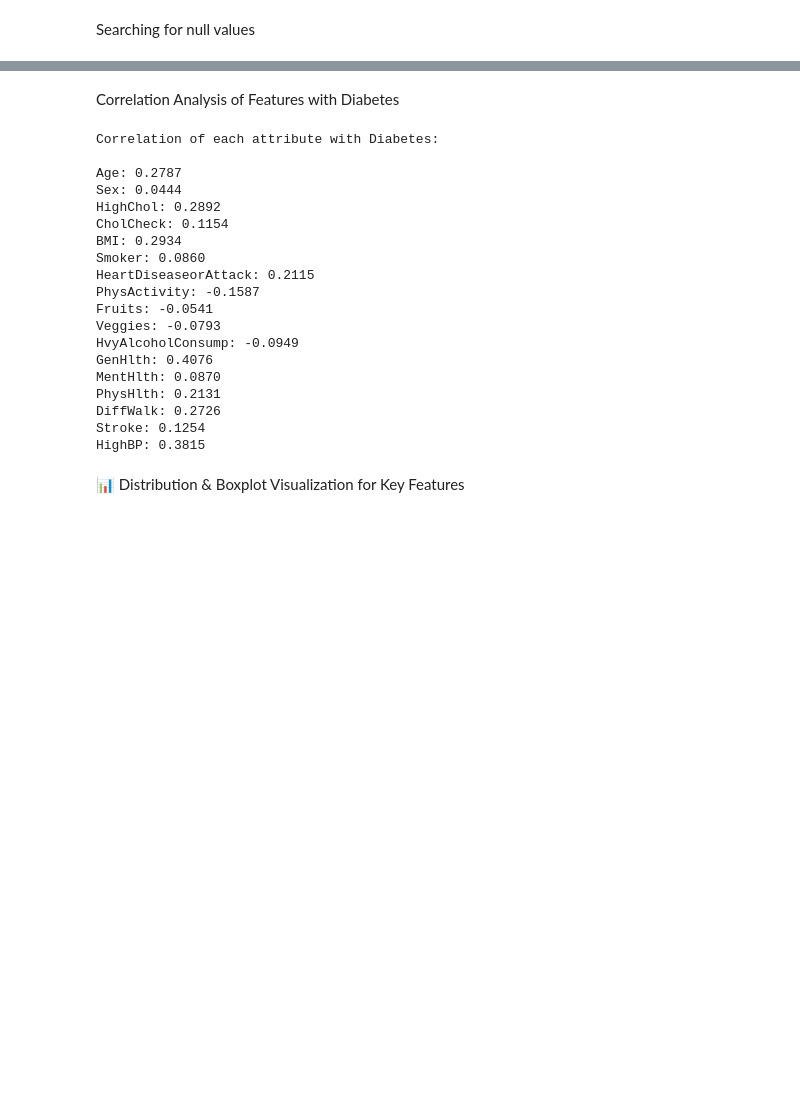
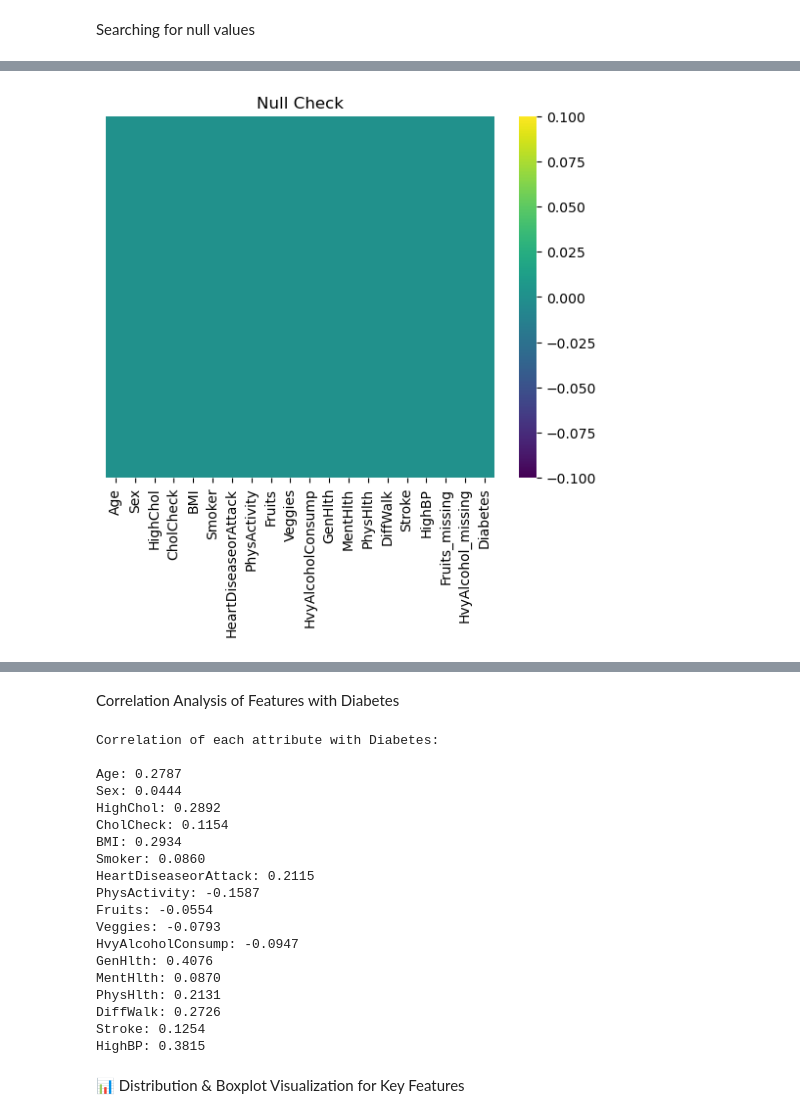
Before and after one commit to anshuanand22/Diabetes-Health-Indicator, a Jupyter notebook: Diabetes-Health-Indicator.ipynb, the cells around one changed output, grey strips where cells are left out. Cells and saved outputs as stored; diff of their text form; code cells hidden in the pictures; blank space fills up the shorter version.

```diff
--- a/Diabetes-Health-Indicator.ipynb
+++ b/Diabetes-Health-Indicator.ipynb
@@ -89,0 +91,33 @@ sns.heatmap(X.isnull(), yticklabels=False, cbar=True, cmap='viridis')
+# %%
+binary_cols = ['Smoker', 'HeartDiseaseorAttack', 'PhysActivity', 'Veggies',
+               'GenHlth', 'PhysHlth', 'DiffWalk', 'Stroke']
+
+for col in binary_cols:
+    if X[col].isnull().sum() > 0:
+        X[col].fillna(X[col].mode()[0], inplace=True)
+
+for col in ['BMI', 'MentHlth']:
+    mean = X[col].mean()
+    std = X[col].std()
+    count = X[col].isnull().sum()
+    rand_vals = np.random.randint(mean - std, mean + std, size=count)
+    X.loc[X[col].isnull(), col] = rand_vals
+
+# Flag missingness
+X['Fruits_missing'] = X['Fruits'].isnull().astype(int)
+X['HvyAlcohol_missing'] = X['HvyAlcoholConsump'].isnull().astype(int)
+
+# Fill with mode
+X['Fruits'] = X['Fruits'].fillna(X['Fruits'].mode()[0])
+X['HvyAlcoholConsump'] = X['HvyAlcoholConsump'].fillna(X['HvyAlcoholConsump'].mode()[0])
+
+sns.heatmap(X.isnull(), yticklabels=False, cbar=True, cmap='viridis')
+plt.title("Null Check")
+plt.show()
+# Move 'Diabetes' to the last column
+Diabetes = X.pop('Diabetes')
+X['Diabetes'] = Diabetes
+
+X.describe(include="all")
+# %% [output]
+[figure, added]
@@ -90,7 +133,7 @@ sns.heatmap(X.isnull(), yticklabels=False, cbar=True, cmap='viridis')
 # %% [markdown]
 Correlation Analysis of Features with Diabetes
 # %%
-features = X.columns[:-1]  # Assuming 'Diabetes' is the last column
+features = X.columns[:-3]  # Assuming 'Diabetes' is the last column
 
 # Print correlation of each feature with the target
 print("\nCorrelation of each attribute with Diabetes:\n")
@@ -108,9 +151,9 @@ BMI: 0.2934
 Smoker: 0.0860
 HeartDiseaseorAttack: 0.2115
 PhysActivity: -0.1587
-Fruits: -0.0541
+Fruits: -0.0554
 Veggies: -0.0793
-HvyAlcoholConsump: -0.0949
+HvyAlcoholConsump: -0.0947
 GenHlth: 0.4076
 MentHlth: 0.0870
 PhysHlth: 0.2131
```
Also changed, not shown: parts of 26 cells of this notebook.
